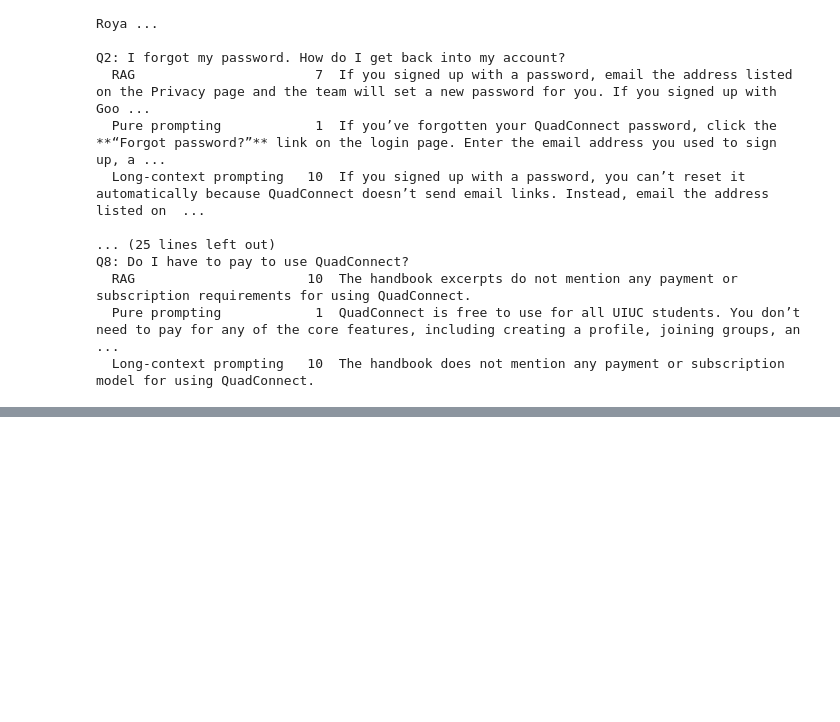
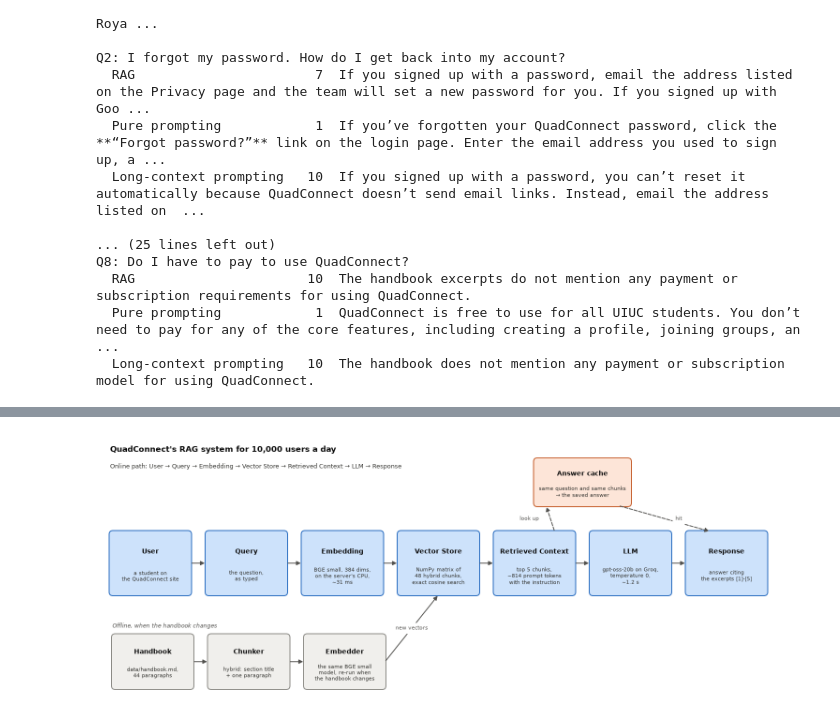
Before and after one commit to manojkmohan5/13_QuadConnect, a Jupyter notebook: rag/rag_system.ipynb, the cells around one changed output, grey strips where cells are left out. Cells and saved outputs as stored; diff of their text form; code cells hidden in the pictures; blank space fills up the shorter version.

```diff
--- a/rag/rag_system.ipynb
+++ b/rag/rag_system.ipynb
@@ -2512,0 +2580,63 @@ that need no QuadConnect facts.
+# %%
+from matplotlib.patches import FancyArrowPatch, FancyBboxPatch
+
+
+def box(ax, x, y, w, h, title, detail, fill, edge):
+    ax.add_patch(FancyBboxPatch((x, y), w, h, boxstyle="round,pad=0.02,rounding_size=0.08", facecolor=fill,
+                                edgecolor=edge, linewidth=1.4))
+    ax.text(x + w / 2, y + h * 0.68, title, ha="center", va="center", fontsize=10, fontweight="bold", color="#0b0b0b")
+    ax.text(x + w / 2, y + h * 0.30, detail, ha="center", va="center", fontsize=7.6, color="#33332f",
+            linespacing=1.25)
+
+
+def arrow(ax, start, end, dashed=False, label=None, label_dx=0.0):
+    ax.add_patch(FancyArrowPatch(start, end, arrowstyle="-|>", mutation_scale=13, linewidth=1.4, color="#52514e",
+                                 linestyle="--" if dashed else "-", shrinkA=2, shrinkB=2))
+    if label:
+        ax.text((start[0] + end[0]) / 2 + label_dx, (start[1] + end[1]) / 2, label, ha="center", va="center",
+                fontsize=7.6, color="#52514e", backgroundcolor="white")
+
+
+fig, ax = plt.subplots(figsize=(15, 5.6))
+fig.subplots_adjust(left=0, right=1, top=1, bottom=0)  # one axis unit is one inch, so the boxes fit their titles
+ax.set_xlim(0, 15)
+ax.set_ylim(0, 5.6)
+ax.axis("off")
+main = [("User", "a student on\nthe QuadConnect site"),
+        ("Query", "the question,\nas typed"),
+        ("Embedding", f"BGE small, 384 dims,\non the server's CPU,\n~{embed_ms['Small']:.0f} ms"),
+        ("Vector Store", f"NumPy matrix of\n{len(CHUNKS['Hybrid'])} hybrid chunks,\nexact cosine search"),
+        ("Retrieved Context", f"top 5 chunks,\n~{prompt_tokens:.0f} prompt tokens\nwith the instruction"),
+        ("LLM", f"gpt-oss-20b on Groq,\ntemperature 0,\n~{generate_s:.1f} s"),
+        ("Response", "answer citing\nthe excerpts [1]-[5]")]
+w, h, gap, y = 1.72, 1.35, 0.33, 2.25
+for i, (title, detail) in enumerate(main):
+    x = 0.2 + i * (w + gap)
+    box(ax, x, y, w, h, title, detail, "#cde2fb", "#256abf")
+    if i:
+        arrow(ax, (x - gap, y + h / 2), (x, y + h / 2))
+store_x = 0.2 + 3 * (w + gap)
+offline = [("Handbook", "data/handbook.md,\n44 paragraphs"), ("Chunker", "hybrid: section title\n+ one paragraph"),
+           ("Embedder", "the same BGE small\nmodel, re-run when\nthe handbook changes")]
+for i, (title, detail) in enumerate(offline):
+    x = store_x - (3 - i) * (w + gap) + 0.05
+    box(ax, x, 0.25, w, 1.15, title, detail, "#f0efec", "#8a8984")
+    if i:
+        arrow(ax, (x - gap, 0.25 + 1.15 / 2), (x, 0.25 + 1.15 / 2))
+arrow(ax, (store_x - gap + 0.05, 0.25 + 1.15 / 2), (store_x + w / 2, y), label="new vectors")
+ax.text(store_x - 3 * (w + gap) + 0.05, 1.55, "Offline, when the handbook changes", fontsize=8.5, color="#52514e",
+        style="italic")
+cache_x = 0.2 + 4 * (w + gap) + w / 2
+box(ax, cache_x, 4.15, w + gap, 1.0, "Answer cache", "same question and same chunks\n→ the saved answer",
+    "#fde5d8", "#c45a26")
+arrow(ax, (0.2 + 4 * (w + gap) + w * 0.75, y + h), (cache_x + 0.25, 4.15), dashed=True, label="look up",
+      label_dx=-0.45)
+arrow(ax, (cache_x + w + gap - 0.25, 4.15), (0.2 + 6 * (w + gap) + w * 0.3, y + h), dashed=True, label="hit",
+      label_dx=0.3)
+ax.text(0.2, 5.3, "QuadConnect's RAG system for 10,000 users a day", fontsize=12, fontweight="bold", color="#0b0b0b")
+ax.text(0.2, 4.95, "Online path: User → Query → Embedding → Vector Store → Retrieved Context → LLM → Response",
+        fontsize=9, color="#33332f")
+fig.savefig(RESULTS / "system_design.png", dpi=130, bbox_inches="tight")
+plt.show()
+# %% [output]
+[figure, added]
```
Also changed, not shown: parts of 11 cells of this notebook, 11 other files.
